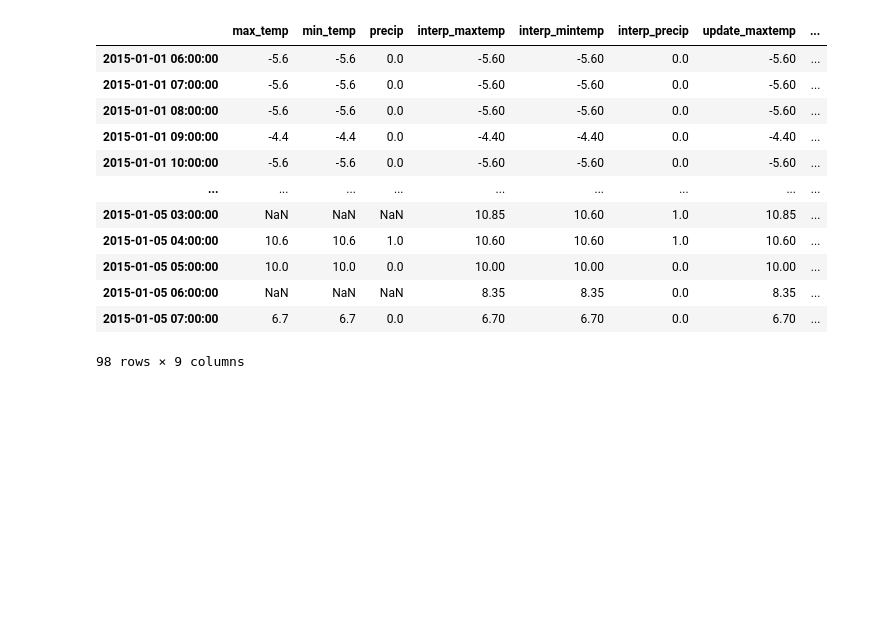
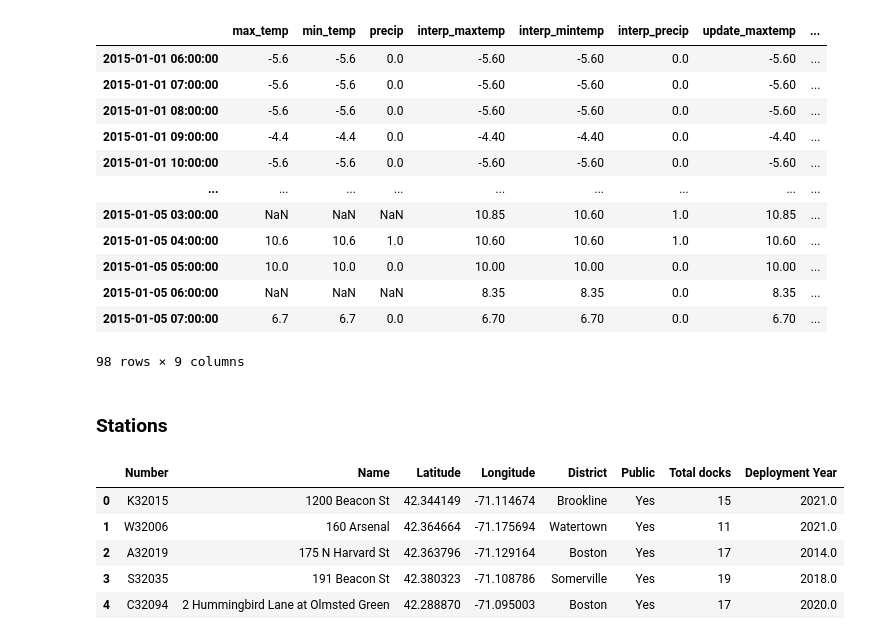
Before and after one commit to MoritzWagner13/Machine-Learning, a Jupyter notebook: Code.ipynb, the cells around one changed output. Drawn from its saved outputs; the diff is of its cells as text; code cells hidden in the pictures; blank space fills up the shorter version.

Commit message:
add station dataset

```diff
--- a/Code.ipynb
+++ b/Code.ipynb
@@ -330,3 +330,15 @@ weatherhour.head(98)
 | 2015-01-05 06:00:00 | NaN | NaN | NaN | 8.35 | 8.35 | 0.0 | 8.35 | ... |
 | 2015-01-05 07:00:00 | 6.7 | 6.7 | 0.0 | 6.70 | 6.70 | 0.0 | 6.70 | ... |
 98 rows × 9 columns
+# %% [markdown]
+### Stations
+# %%
+stations = pd.read_csv("current_bluebikes_stations.csv")
+stations.head()
+# %% [output]
+|  | Number | Name | Latitude | Longitude | District | Public | Total docks | Deployment Year |
+| 0 | K32015 | 1200 Beacon St | 42.344149 | -71.114674 | Brookline | Yes | 15 | 2021.0 |
+| 1 | W32006 | 160 Arsenal | 42.364664 | -71.175694 | Watertown | Yes | 11 | 2021.0 |
+| 2 | A32019 | 175 N Harvard St | 42.363796 | -71.129164 | Boston | Yes | 17 | 2014.0 |
+| 3 | S32035 | 191 Beacon St | 42.380323 | -71.108786 | Somerville | Yes | 19 | 2018.0 |
+| 4 | C32094 | 2 Hummingbird Lane at Olmsted Green | 42.288870 | -71.095003 | Boston | Yes | 17 | 2020.0 |
```
Also changed, not shown: parts of 5 cells of this notebook.
